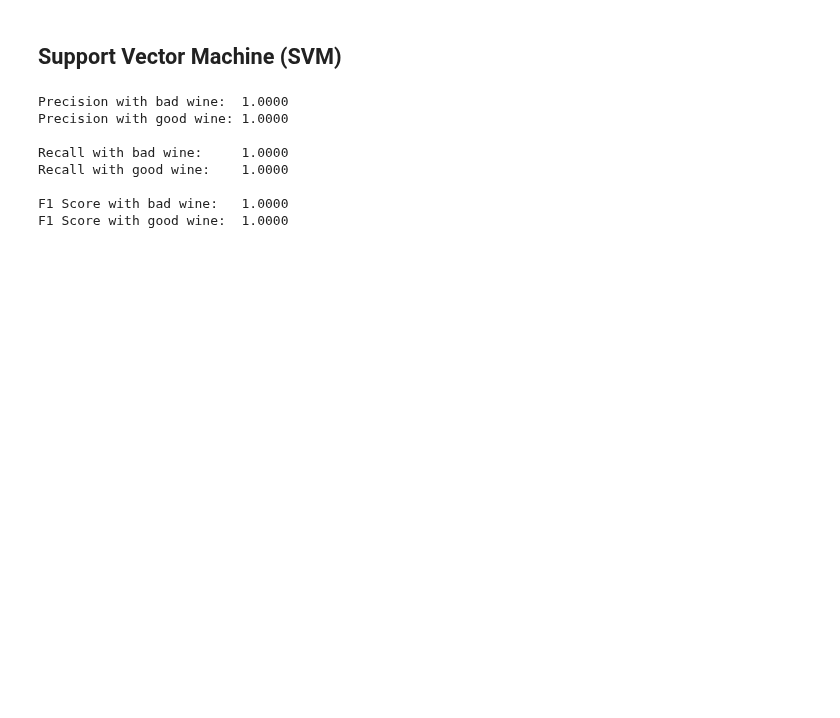
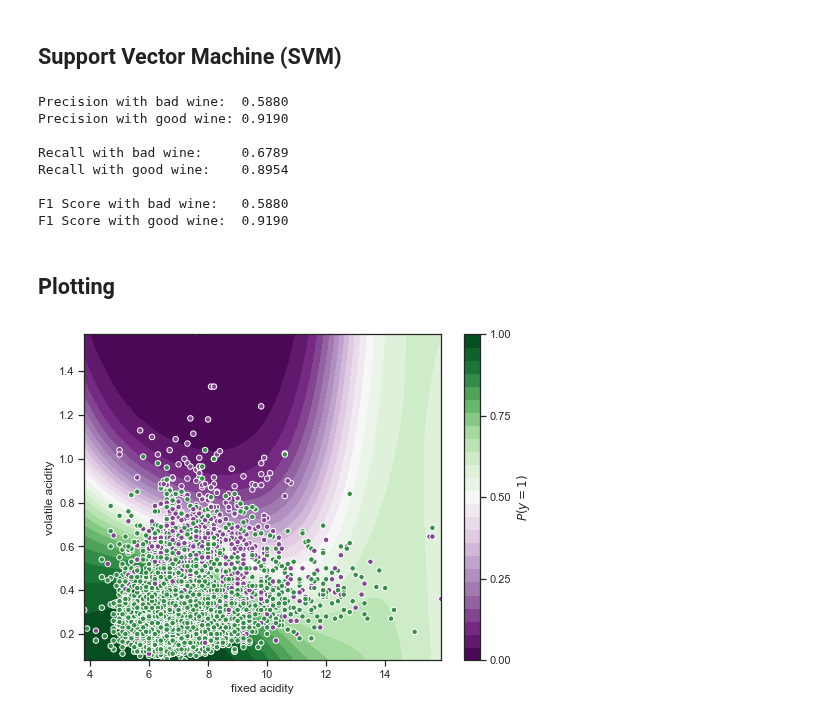
Before and after one commit to ChrisBrown46/project7, a Jupyter notebook: notebook-chris.ipynb, the cells around one changed output. Drawn from its saved outputs; the diff is of its cells as text; code cells hidden in the pictures; blank space fills up the shorter version.

```diff
--- a/notebook-chris.ipynb
+++ b/notebook-chris.ipynb
@@ -109,32 +126,79 @@ F1 Score with good wine:  1.0000
 # %% [markdown]
 ## Support Vector Machine (SVM)
 # %%
-y = combined_wine_train[["quality"]].values.flatten()
-X = combined_wine_train.drop("quality", axis=1)
-clf = SVC(gamma="auto").fit(X, y)
+y = combined_wine[["quality"]]
+X = combined_wine.drop(["quality"], axis=1)
 
-y_true = combined_wine_test[["quality"]].values.flatten()
-X = combined_wine_test.drop("quality", axis=1)
-y_pred = clf.predict(X)
+precision, recall, f1 = 0., 0, 0.
 
-precision, recall, f1, _ = precision_recall_fscore_support(y_true, y_pred)
+sss = StratifiedShuffleSplit(n_splits=5, test_size=0.2, random_state=0)
+
+for train_index, test_index in sss.split(X, y):
+    X_train = X.iloc[train_index]
+    y_train = y.iloc[train_index].values.flatten()
+
+    X_test = X.iloc[test_index]
+    y_test = y.iloc[test_index].values.flatten()
+
+    clf = SVC(decision_function_shape="ovr", probability=True, kernel="rbf", gamma=0.1, class_weight="balanced").fit(X_train, y_train)
+    y_pred = clf.predict(X_test)
+
+    p, r, f, _ = precision_recall_fscore_support(y_test, y_pred)
+    precision += f
+    recall += r
+    f1 += f
+
+precision /= 5
+recall /= 5
+f1 /= 5
 
 print(f"Precision with bad wine:  {precision[0]:.4f}")
 print(f"Precision with good wine: {precision[1]:.4f}")
 print()
 
 print(f"Recall with bad wine:     {recall[0]:.4f}")
-print(f"Recall with good wine:    {recall[0]:.4f}")
+print(f"Recall with good wine:    {recall[1]:.4f}")
 print()
 
 print(f"F1 Score with bad wine:   {f1[0]:.4f}")
-print(f"F1 Score with good wine:  {f1[0]:.4f}")
+print(f"F1 Score with good wine:  {f1[1]:.4f}")
 # %% [output]
-Precision with bad wine:  1.0000
-Precision with good wine: 1.0000
+Precision with bad wine:  0.5880
+Precision with good wine: 0.9190
 
-Recall with bad wine:     1.0000
-Recall with good wine:    1.0000
+Recall with bad wine:     0.6789
+Recall with good wine:    0.8954
 
-F1 Score with bad wine:   1.0000
-F1 Score with good wine:  1.0000
+F1 Score with bad wine:   0.5880
+F1 Score with good wine:  0.9190
+# %% [markdown]
+## Plotting
+# %%
+df = combined_wine.copy()
+col1 = "fixed acidity"
+col2 = "volatile acidity"
+# col1 = "sulphates"
+# col2 = "chlorides"
+target = "quality"
+
+X, y = df[[col1, col2]], df[[target]].values.flatten()
+clf = SVC(probability=True, kernel="rbf", gamma=0.05, class_weight="balanced", break_ties=True).fit(X, y)
+
+xx, yy = df[[col1]].values.flatten(), df[[col2]].values.flatten()
+xx, yy = np.mgrid[xx.min() : xx.max() : 0.01, yy.min() : yy.max() : 0.01]
+grid = np.c_[xx.ravel(), yy.ravel()]
+probs = clf.predict_proba(grid)[:, 1].reshape(xx.shape)
+
+f, ax = plt.subplots(figsize=(8, 6))
+contour = ax.contourf(xx, yy, probs, 25, cmap="PRGn", vmin=0, vmax=1)
+ax_c = f.colorbar(contour)
+ax_c.set_label("$P(y = 1)$")
+ax_c.set_ticks([0, 0.25, 0.5, 0.75, 1])
+
+ax.scatter(X[col1].values.flatten(), X[col2].values.flatten(), c=y, s=30, cmap="PRGn", vmin=-.2, vmax=1.2, edgecolor="white", linewidth=1)
+ax.set(xlim=(xx.min(), xx.max()), ylim=(yy.min(), yy.max()), xlabel=col1, ylabel=col2)
+
+plt.savefig("./images/wine-quality-4.png")
+plt.show()
+# %% [output]
+[figure, added]
```
Also changed, not shown: parts of 3 cells of this notebook, 4 other files.
